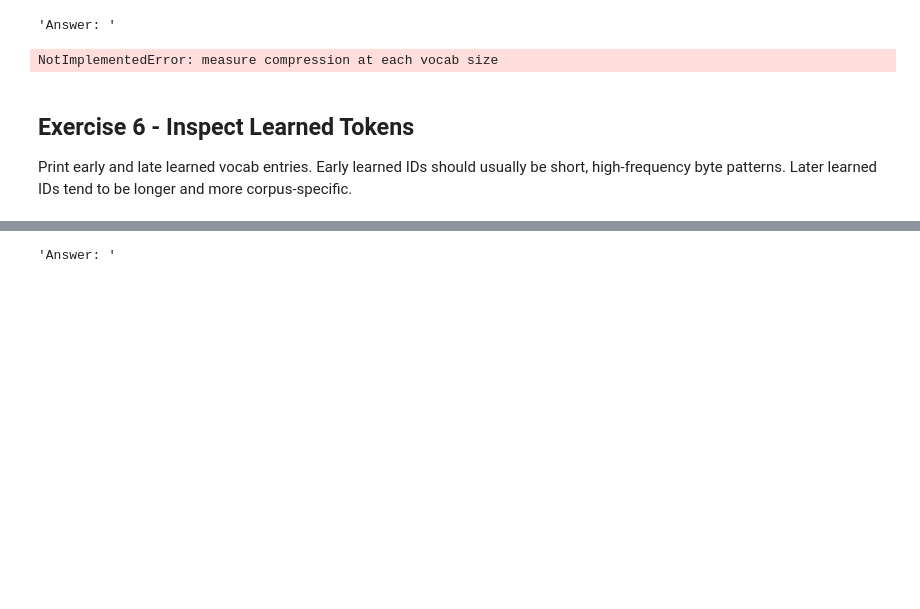
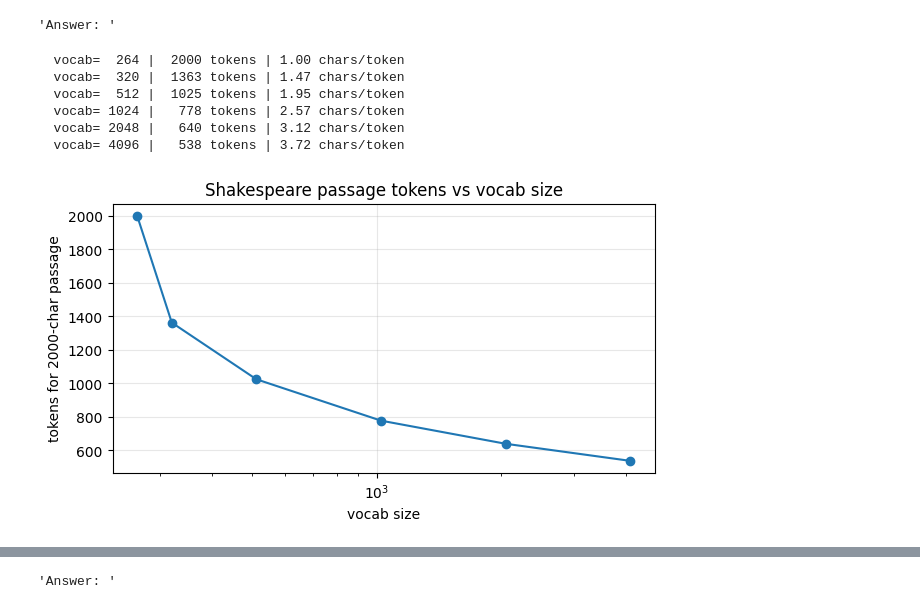
Before and after one commit to Mister-Meeseeks/g2c, a Jupyter notebook: notebooks/solutions/04-tokenizer.ipynb, the cells around one changed output, grey strips where cells are left out. Drawn from its saved outputs; the diff is of its cells as text; code cells hidden in the pictures; blank space fills up the shorter version.

```diff
--- a/notebooks/solutions/04-tokenizer.ipynb
+++ b/notebooks/solutions/04-tokenizer.ipynb
@@ -182,19 +181,0 @@ Train several tokenizers at different vocab sizes and compare how many tokens th
-# %%
-def load_tokenizer_corpus(path: str | Path | None = None) -> str:
-    """Load a text corpus, or use a small built-in corpus for smoke runs."""
-    if path is not None:
-        return Path(path).read_text(encoding="utf-8")
-
-    paragraph = """
-    The quick brown fox jumps over the lazy dog. The theater is there,
-    and the theory of tokenization is that frequent text fragments become
-    shorter symbols. In a small corpus, common words repeat; in a large corpus,
-    BPE discovers useful subwords like ing, tion, the, and spaces before words.
-    """
-    return "\n".join(line.strip() for line in paragraph.splitlines() if line.strip()) * 40
-
-
-corpus = load_tokenizer_corpus()
-passage = corpus[:300]
-print("corpus characters:", len(corpus))
-print("passage characters:", len(passage))
@@ -234,25 +299,43 @@ def train_and_measure(corpus: str, passage: str, vocab_sizes: list[int]) -> list
     return rows
 # %%
-# Use small vocab sizes for the built-in corpus. For a larger corpus, try [256, 1024, 8192].
-vocab_sizes = [256, 300, 400]
+shakespeare_passage = shakespeare_artifact.text[:2000]
+vocab_sizes = [
+    shakespeare_artifact.tokenizer.base_vocab_size,
+    320,
+    512,
+    1024,
+    2048,
+    4096,
+]
+compression_rows = train_and_measure(
+    shakespeare_artifact.tokenizer,
+    shakespeare_passage,
+    vocab_sizes,
+)
+for row in compression_rows:
+    print(
+        f"  vocab={row['vocab_size']:>5} | "
+        f"{row['tokens']:>5} tokens | "
+        f"{row['chars_per_token']:.2f} chars/token"
+    )
 
-compression_rows = train_and_measure(corpus, passage, vocab_sizes)
-for row in compression_rows:
-    printable = {k: v for k, v in row.items() if k != "tokenizer"}
-    print(printable)
-
+plt.figure(figsize=(7, 3.5))
 plt.plot(
-    [row["vocab_size_actual"] for row in compression_rows],
-    [row["token_count"] for row in compression_rows],
-    marker="o",
+    [r["vocab_size"] for r in compression_rows],
+    [r["tokens"] for r in compression_rows],
+    "o-",
 )
-plt.xlabel("actual vocab size")
-plt.ylabel("tokens in fixed passage")
-plt.title("BPE compression improves as vocab grows")
+plt.xlabel("vocab size")
+plt.ylabel(f"tokens for {len(shakespeare_passage)}-char passage")
+plt.title("Shakespeare passage tokens vs vocab size")
+plt.xscale("log")
+plt.grid(True, alpha=0.3)
 plt.show()
 # %% [output]
-NotImplementedError: measure compression at each vocab size
+  vocab=  264 |  2000 tokens | 1.00 chars/token
+  vocab=  320 |  1363 tokens | 1.47 chars/token
+  vocab=  512 |  1025 tokens | 1.95 chars/token
+  vocab= 1024 |   778 tokens | 2.57 chars/token
+  vocab= 2048 |   640 tokens | 3.12 chars/token
+  vocab= 4096 |   538 tokens | 3.72 chars/token
+[figure, added]
-# %% [markdown]
-## Exercise 6 - Inspect Learned Tokens
-
-Print early and late learned vocab entries. Early learned IDs should usually be short, high-frequency byte patterns. Later learned IDs tend to be longer and more corpus-specific.
```
Also changed, not shown: parts of 26 cells of this notebook, 4 other files.
